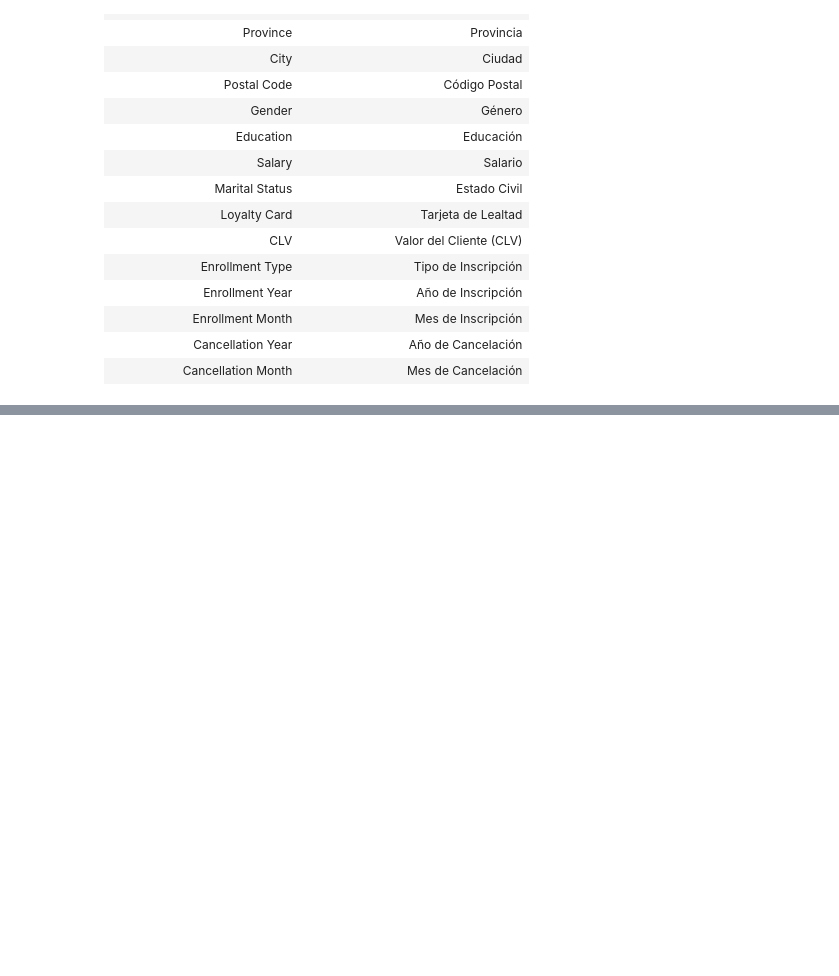
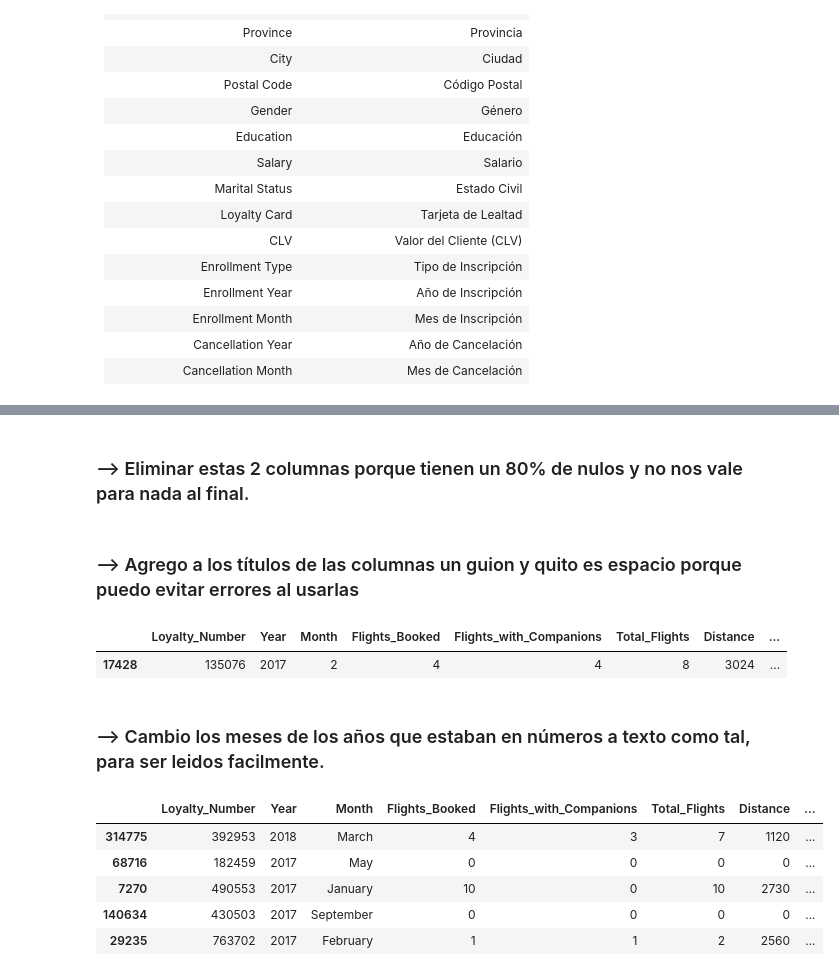
Before and after one commit to Adalab/bda-modulo-3-evaluacion-final-Monikvb, a Jupyter notebook: Limpieza_Datos.ipynb, the cells around one changed output, grey strips where cells are left out. Saved outputs shown, nothing was run; the diff lists cells and outputs as text; code cells hidden in the pictures; blank space fills up the shorter version.

```diff
--- a/Limpieza_Datos.ipynb
+++ b/Limpieza_Datos.ipynb
@@ -77,0 +125,2 @@ df_union.sample(10)
+# %% [markdown]
+### --> Eliminar estas 2 columnas porque tienen un 80% de nulos y no nos vale para nada al final.
@@ -77,0 +130,29 @@ df_union.sample(10)
+# %% [markdown]
+### --> Agrego a los títulos de las columnas un guion y quito es espacio porque puedo evitar errores al usarlas
+# %%
+df_union.columns = df_union.columns.str.replace(" ", "_")
+df_union.sample(1)
+# %% [output]
+|  | Loyalty_Number | Year | Month | Flights_Booked | Flights_with_Companions | Total_Flights | Distance | ... |
+| 17428 | 135076 | 2017 | 2 | 4 | 4 | 8 | 3024 | ... |
+# %% [markdown]
+### --> Cambio los meses de los años que estaban en números a texto como tal, para ser leidos facilmente.
+# %%
+# Diccionario para cambiar los números de los meses a sus nombres en letras
+
+month_map = {
+    1: 'January', 2: 'February', 3: 'March', 4: 'April',
+    5: 'May', 6: 'June', 7: 'July', 8: 'August',
+    9: 'September', 10: 'October', 11: 'November', 12: 'December'
+}
+
+df_union['Month'] = df_union['Month'].map(month_map)
+
+df_union.sample(5)
+# %% [output]
+|  | Loyalty_Number | Year | Month | Flights_Booked | Flights_with_Companions | Total_Flights | Distance | ... |
+| 314775 | 392953 | 2018 | March | 4 | 3 | 7 | 1120 | ... |
+| 68716 | 182459 | 2017 | May | 0 | 0 | 0 | 0 | ... |
+| 7270 | 490553 | 2017 | January | 10 | 0 | 10 | 2730 | ... |
+| 140634 | 430503 | 2017 | September | 0 | 0 | 0 | 0 | ... |
+| 29235 | 763702 | 2017 | February | 1 | 1 | 2 | 2560 | ... |
```
Also changed, not shown: parts of 27 cells of this notebook, 4 other files.
